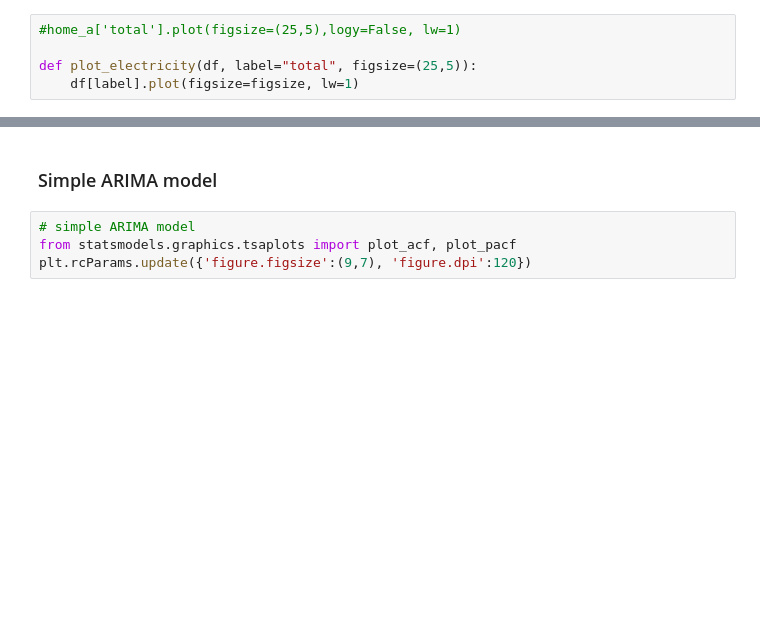
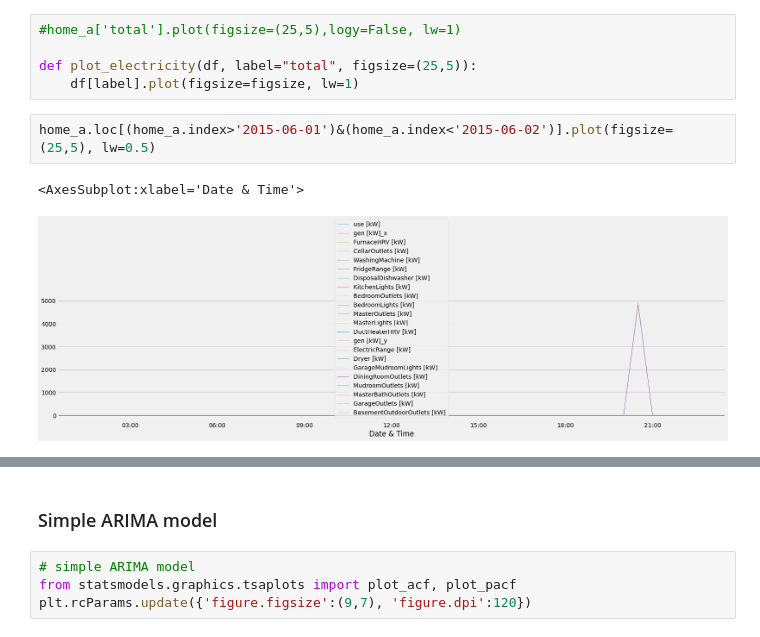
Before and after one commit to danbm94/masterthesis, a Jupyter notebook: thesis.ipynb, the cells around one changed output, grey strips where cells are left out. Saved outputs shown, nothing was run; the diff lists cells and outputs as text; blank space fills up the shorter version.

```diff
--- a/thesis.ipynb
+++ b/thesis.ipynb
@@ -154,3 +118,8 @@ sum_power(home_a)
 
 def plot_electricity(df, label="total", figsize=(25,5)):
     df[label].plot(figsize=figsize, lw=1)
+# %%
+home_a.loc[(home_a.index>'2015-06-01')&(home_a.index<'2015-06-02')].plot(figsize=(25,5), lw=0.5)
+# %% [output]
+<AxesSubplot:xlabel='Date & Time'>
+[figure, added]
```
Also changed, not shown: parts of 28 cells of this notebook.
